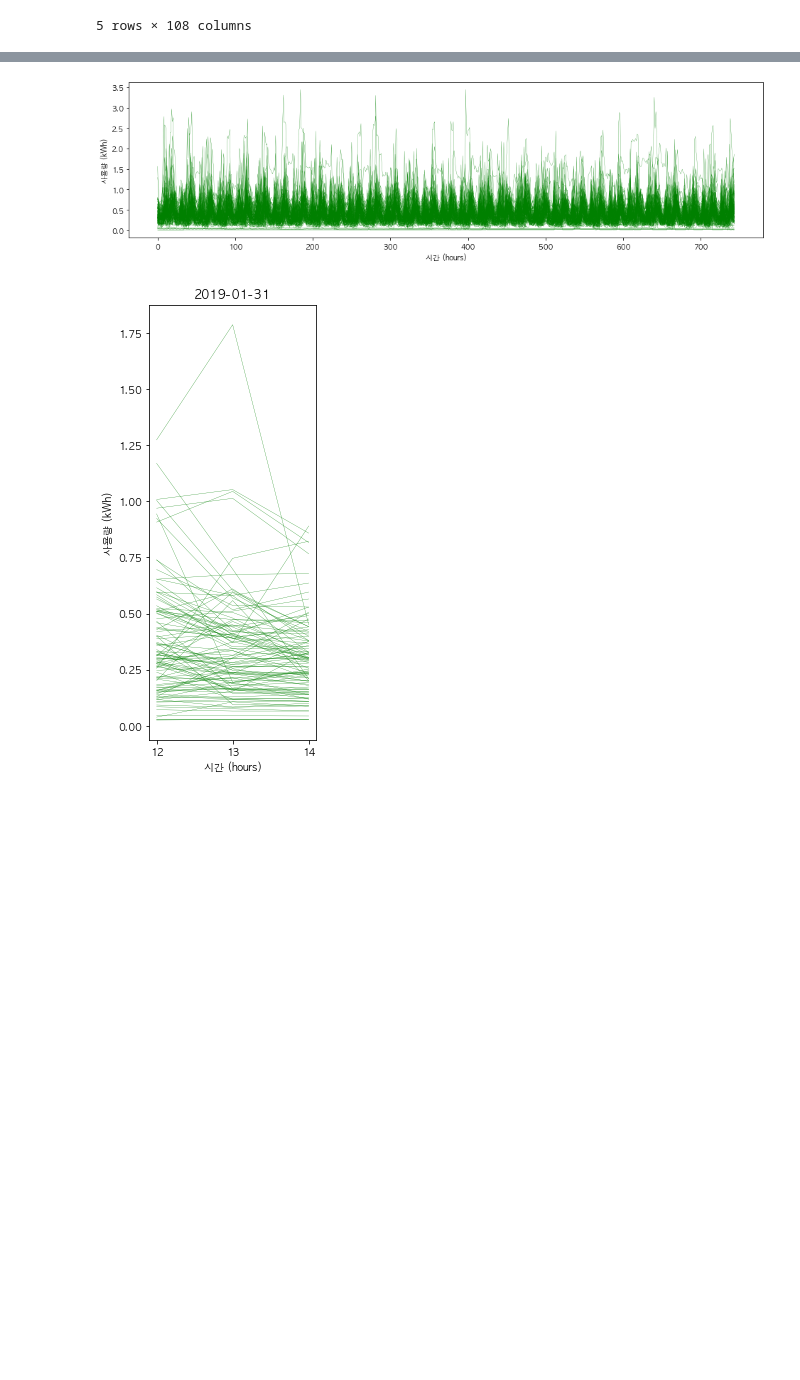
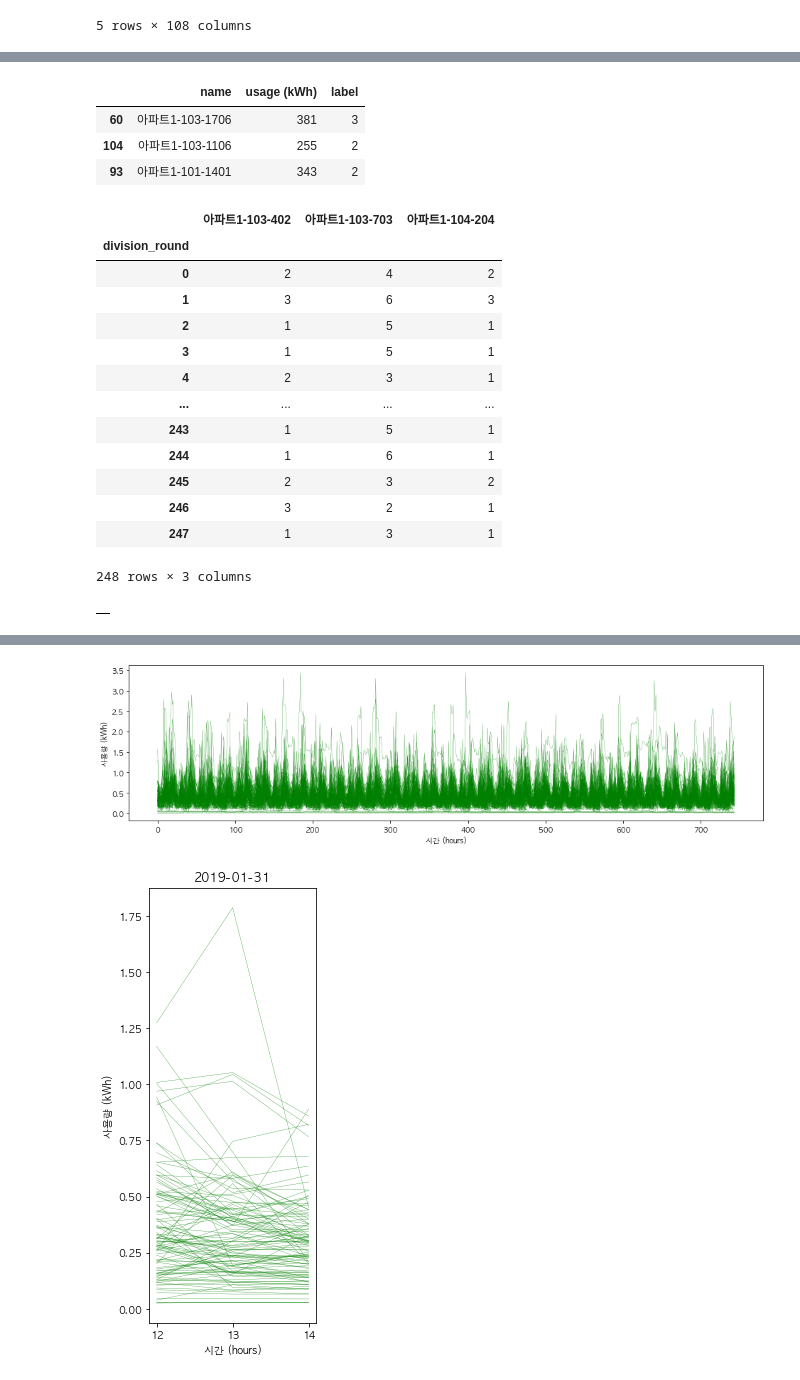
Before and after one commit to formegusto/distribution-public-fee, a Jupyter notebook: pt5.Time Division KMeans.ipynb, the cells around one changed output, grey strips where cells are left out. Saved outputs shown, nothing was run; the diff lists cells and outputs as text; code cells hidden in the pictures; blank space fills up the shorter version.

```diff
--- a/pt5.Time Division KMeans.ipynb
+++ b/pt5.Time Division KMeans.ipynb
@@ -158,0 +239,32 @@ Length: 108, dtype: int64
+# %%
+test = group_df.sample(n=3)
+
+test
+# %% [output]
+|  | name | usage (kWh) | label |
+| 60 | 아파트1-103-1706 | 381 | 3 |
+| 104 | 아파트1-103-1106 | 255 | 2 |
+| 93 | 아파트1-101-1401 | 343 | 2 |
+# %%
+tdKMeans.cluster_info[
+    tdKMeans.cluster_info.columns[np.isin(tdKMeans.cluster_info.columns, test['name'])]
+]
+# %% [output]
+|  | 아파트1-103-402 | 아파트1-103-703 | 아파트1-104-204 |
+| division_round |  |  |  |
+| 0 | 2 | 4 | 2 |
+| 1 | 3 | 6 | 3 |
+| 2 | 1 | 5 | 1 |
+| 3 | 1 | 5 | 1 |
+| 4 | 2 | 3 | 1 |
+| ... | ... | ... | ... |
+| 243 | 1 | 5 | 1 |
+| 244 | 1 | 6 | 1 |
+| 245 | 2 | 3 | 2 |
+| 246 | 3 | 2 | 1 |
+| 247 | 1 | 3 | 1 |
+248 rows × 3 columns
+# %%
+wm_anomaly
+# %% [output]
+|  |
```
Also changed, not shown: parts of 25 cells of this notebook, 4 other files.
